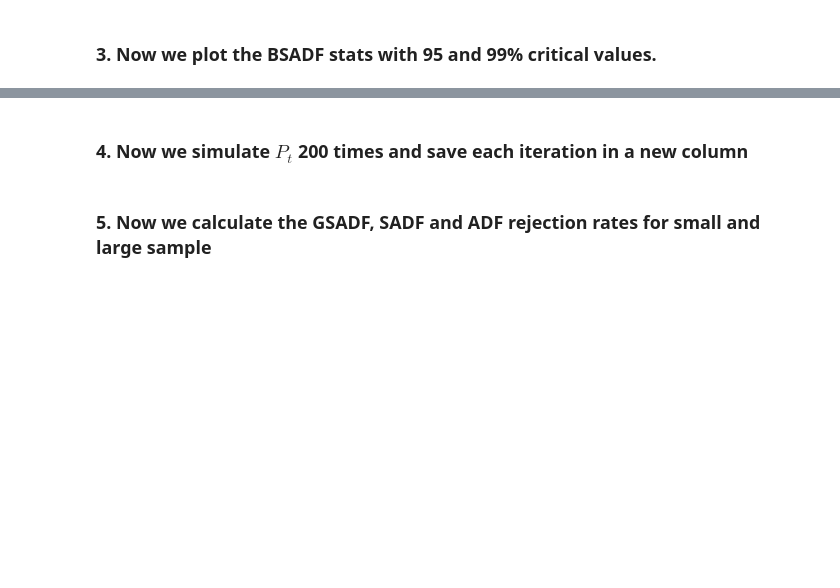
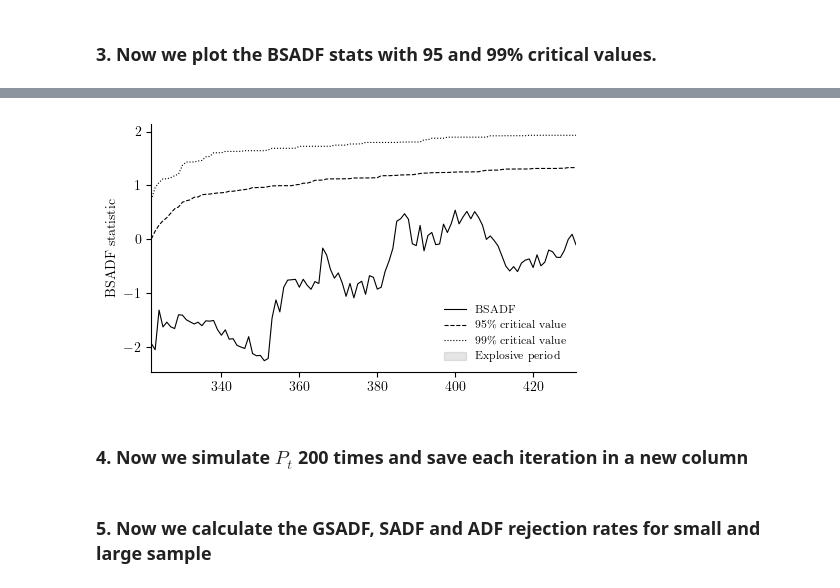
Before and after one commit to emilfriis/Bachelor, a Jupyter notebook: simulation/simulation_nobubble.ipynb, the cells around one changed output, grey strips where cells are left out. Drawn from its saved outputs; the diff is of its cells as text; code cells hidden in the pictures; blank space fills up the shorter version.

```diff
--- a/simulation/simulation_nobubble.ipynb
+++ b/simulation/simulation_nobubble.ipynb
@@ -184,3 +231,46 @@ plt.show()
+# %%
+# font
+plt.rcParams['text.usetex'] = True
+plt.rcParams['font.family'] = 'serif'
+
+# data
+bsadf_stat = pd.read_csv("results/P_nobubble_bsadf_short.csv")
+bsadf_cv   = pd.read_csv("results/P_nobubble_cv_short.csv")
+t = P_nobubble.index[-len(bsadf_stat):]
+
+# plot
+plt.figure(figsize=(5, 3))
+plt.plot(t, bsadf_stat["bsadf"], color='black', linewidth=0.8, ls='-', label='BSADF')
+plt.plot(t, bsadf_cv["95%"], color='black', linewidth=0.8, ls='--', label=r'95\% critical value')
+plt.plot(t, bsadf_cv["99%"], color='black', linewidth=0.8, ls=':', label=r'99\% critical value')
+
+plt.fill_between(t, # optional shading of explosive periods for 95% cv
+                 bsadf_stat["bsadf"],
+                 bsadf_cv["95%"],
+                 where=(bsadf_stat["bsadf"] > bsadf_cv["95%"]),
+                 color='grey',
+                 alpha=0.2,
+                 label='Explosive period')
+
+# labels
+plt.ylabel('BSADF statistic')
+
+# formatting
+plt.tight_layout()
+# plt.grid(True, alpha=0.5, linestyle='--')
+plt.legend(frameon=False, fontsize=8)
+
+plt.xlim(t.min(), t.max())
+
+# cleaner axes
+plt.gca().spines['top'].set_visible(False)
+plt.gca().spines['right'].set_visible(False)
+
+# save
+plt.savefig("plots/P_nobubble_bsadf_short.pdf", bbox_inches="tight")
+plt.show()
+# %% [output]
+[figure, added]
 # %% [markdown]
 ### 4. Now we simulate $P_t$ 200 times and save each iteration in a new column
 # %%
```
Also changed, not shown: parts of 7 cells of this notebook, 33 other files.
